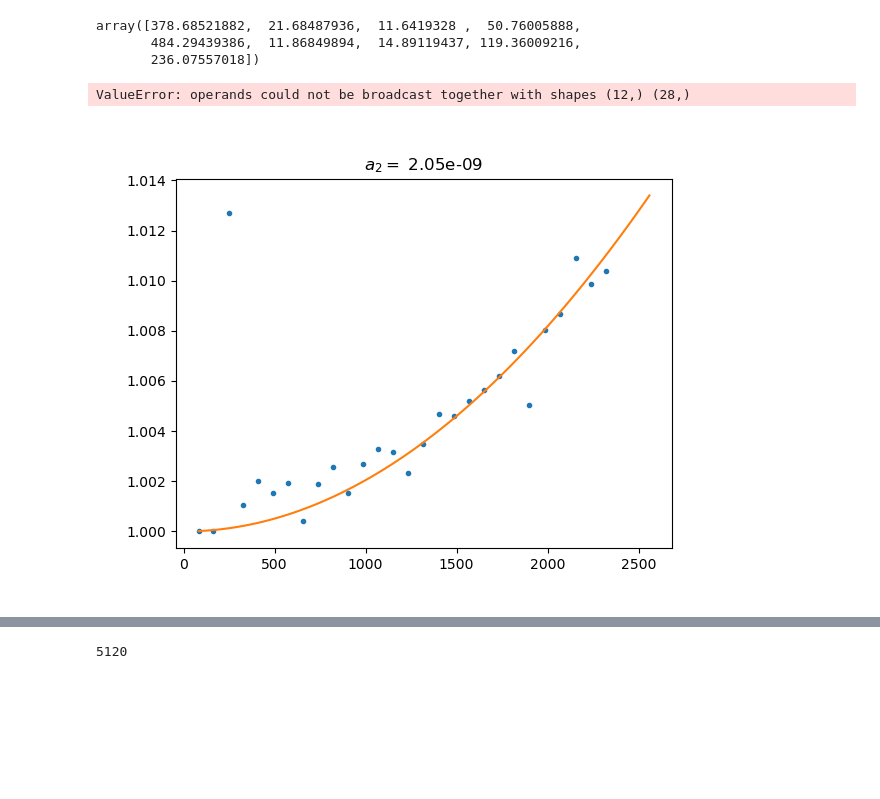
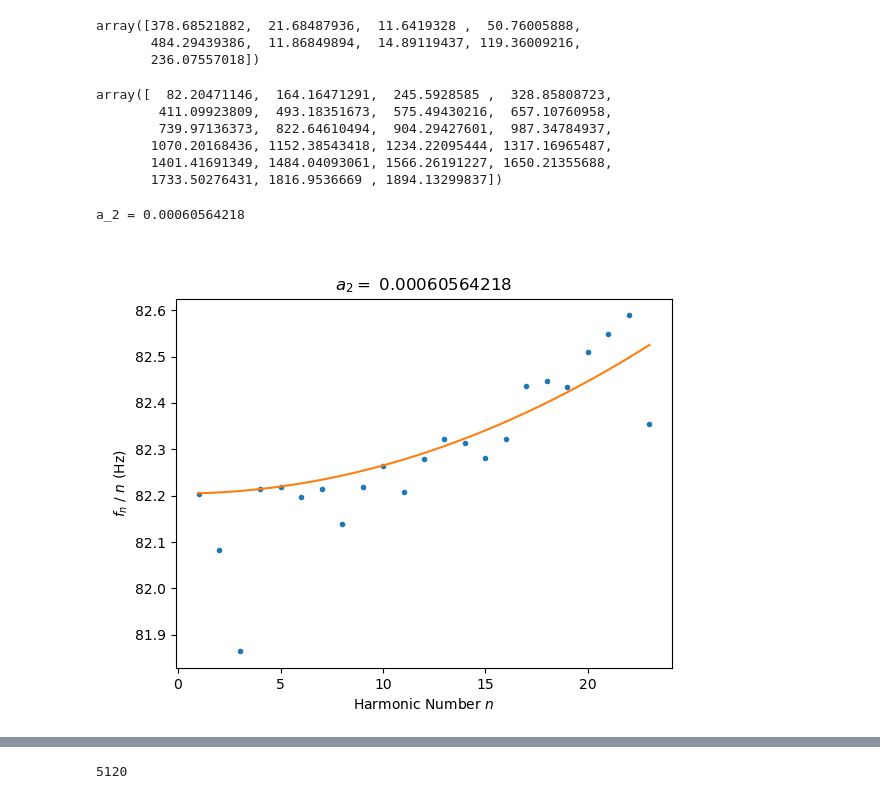
Before and after one commit to piptouque/atiam_pam_hrparam, a Jupyter notebook: source/hr_roy.ipynb, the cells around one changed output, grey strips where cells are left out. Drawn from its saved outputs; the diff is of its cells as text; code cells hidden in the pictures; blank space fills up the shorter version.

```diff
--- a/source/hr_roy.ipynb
+++ b/source/hr_roy.ipynb
@@ -726,10 +715,10 @@ print(f' Noisy={r_est_noise}, Whitened={r_est_white}')
 Ordre of the ESM model
  Noisy=8, Whitened=8
 # %%
-window_length = 2
-hop_size = 0.08
+window_length = 0.5
+hop_size = 0.05
 
-delta_band0, freq_band0, alpha_band0, amp_band0, phi_band0 = pam.esprit_blocks(band0_white, window_length, hop_size, fs_bands, 128, 24)
+delta_band0, freq_band0, alpha_band0, amp_band0, phi_band0 = pam.esprit_blocks(band0_white, window_length, hop_size, fs_bands, 68, 2*32)
 
 freq_band0_hz = freq_band0*fs_bands
 print(freq_band0_hz.shape)
@@ -756,5 +745,5 @@ Frequencies:
 # %%
-block = 1
+block = 5
 
 graph = np.array([freq_band0_hz[block], amp_band0[block], delta_band0[block], phi_band0[block]]) #alpha_band0[block]
 
@@ -792,7 +781,7 @@ print('initial phases\n', phases_alex)
 
 plt.figure(figsize = [15,5])
 
-plt.title('Frequencies detected by ESPRIT for a block of ' + str(window_length*1000) + ' ms\n(' + str(block*hop_size*1000) + ' ms after attack).')
+#plt.title('Frequencies detected by ESPRIT for a block of ' + str(window_length*1000) + ' ms\n(' + str(block*hop_size*1000) + ' ms after attack).')
 plt.xlabel('Frequency (Hz)')
 plt.ylabel('Amplitude (dB)')
 
@@ -810,10 +799,12 @@ for i in range(2,32):
     plt.axvline(i*82.4, 0, 1, color='orange', linestyle='dashed')
 
 plt.legend(loc = 'upper right')
+
+#plt.savefig('2000_025_05_68_32_005mm_18cmFromBridge_1.svg', facecolor="none", transparent=True, format="svg")
 plt.show()
 
 plt.figure()
-plt.stem(freqs_alex, damping_alex, label='HR (Microphonic Recording)')
+plt.stem(freqs_alex, damping_alex, label='HR Analysis')
 plt.show()
 # %% [output]
 frequencies
@@ -876,9 +887,16 @@ c_n
 array([378.68521882,  21.68487936,  11.6419328 ,  50.76005888,
        484.29439386,  11.86849894,  14.89119437, 119.36009216,
        236.07557018])
-# %%
-freqs_x = freqs_alex[:28]
-freqs_y = freqs_x/(freqs_x[0]*(np.arange(28)+1))
-# %% [output]
-ValueError: operands could not be broadcast together with shapes (12,) (28,)
+# %%
+freqs_study = freqs_alex[1:24]
+n_x = np.arange(len(freqs_study)) + 1
+freqs_y = freqs_study / (n_x)
+freqs_study
+# %% [output]
+array([  82.20471146,  164.16471291,  245.5928585 ,  328.85808723,
+        411.09923809,  493.18351673,  575.49430216,  657.10760958,
+        739.97136373,  822.64610494,  904.29427601,  987.34784937,
+       1070.20168436, 1152.38543418, 1234.22095444, 1317.16965487,
+       1401.41691349, 1484.04093061, 1566.26191227, 1650.21355688,
+       1733.50276431, 1816.9536669 , 1894.13299837])
 # %%
@@ -888,15 +906,20 @@ def fit_func(x, a2):
 # %%
-params = curve_fit(fit_func, freqs_x, freqs_y)
+params = curve_fit(fit_func, n_x, freqs_y)
 [a2] = params[0]
-x_fit = np.linspace(x[0], x[-1], 100)
-y_fit = a2 * x_fit**2 + 1
+n_fit = np.linspace(n_x[0], n_x[-1], 100)
+y_fit = a2 * n_fit**2 + freqs_study[0]
 # %%
+print('a_2 = ' + str(round(a2, 11)))
 plt.figure()
 
-plt.plot(freqs_x, freqs_y, '.')         # Data
-plt.plot(x_fit, y_fit)  # Fitted curve
+plt.plot(n_x, freqs_y, '.')         # Data
+plt.plot(n_fit, y_fit)  # Fitted curve
 plt.title('$a_2 =$ ' + str(round(a2, 11)))
+plt.xlabel("Harmonic Number $n$")
+plt.ylabel("$f_n$ / $n$ (Hz)")
 
+#plt.savefig('quad2000_025_05_68_32_005mm_18cmFromBridge_1.svg', facecolor="none", transparent=True, format="svg")
 plt.show()
 # %% [output]
+a_2 = 0.00060564218
-[figure, old version]
+[figure, new version]
```
Also changed, not shown: parts of 29 cells of this notebook.
